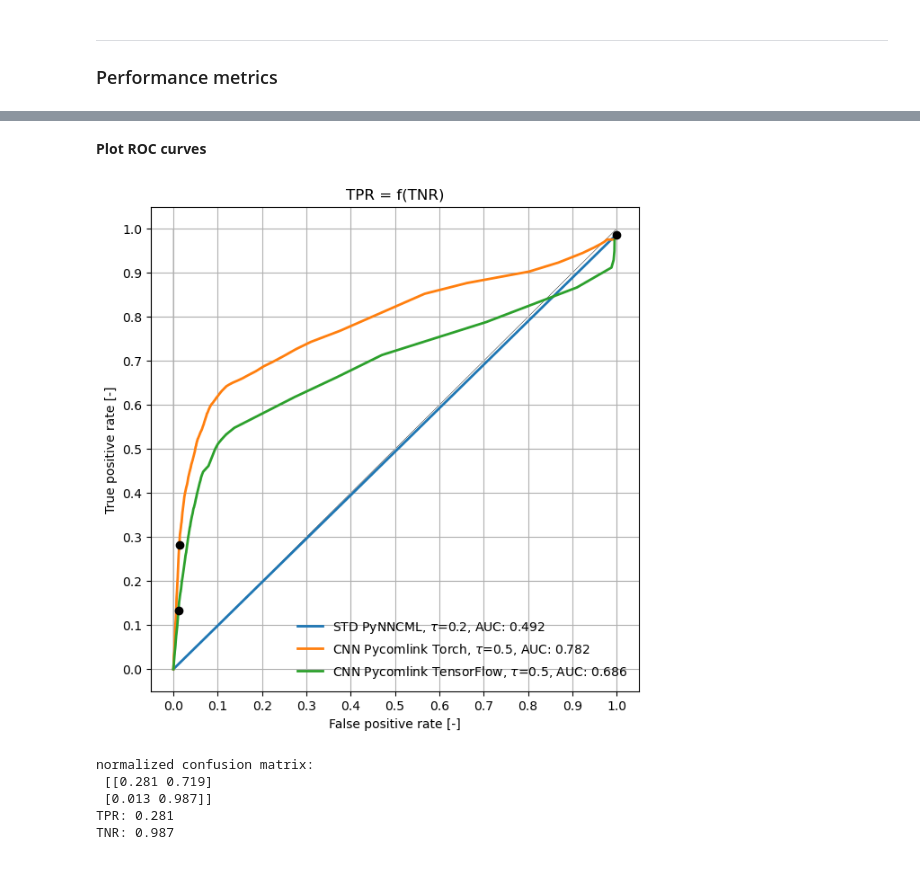
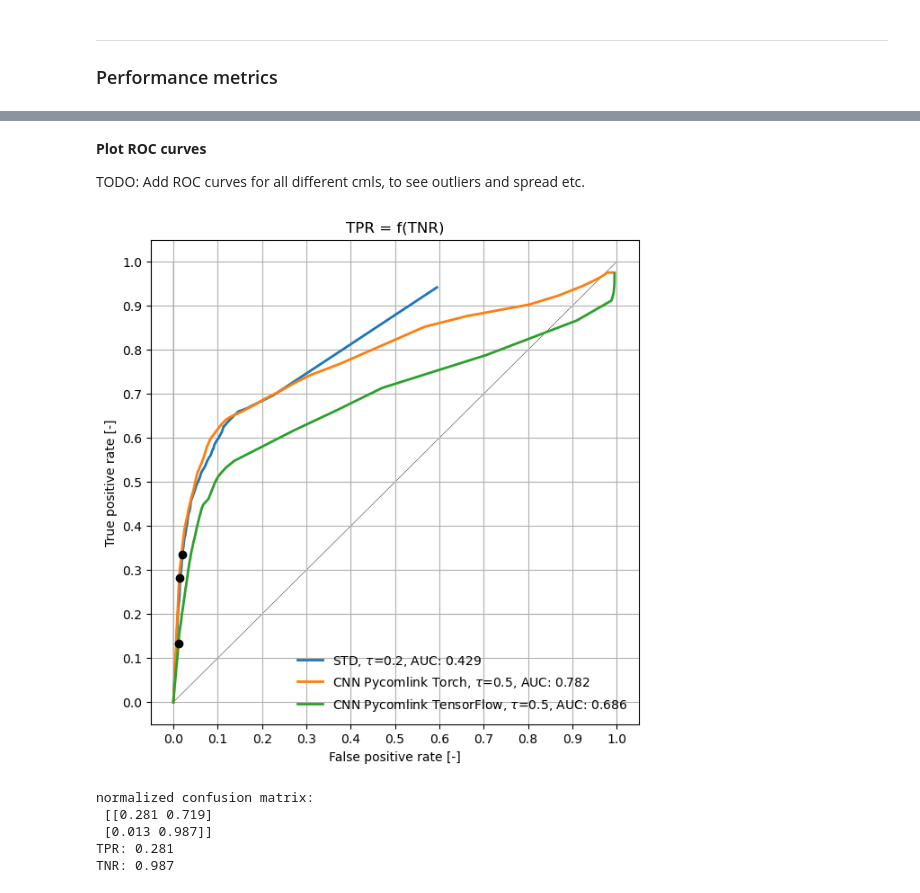
Before and after one commit to xkalet07/bench-deep-cml, a Jupyter notebook: Model_Intercomparison_Example.ipynb, the cells around one changed output, grey strips where cells are left out. Saved outputs shown, nothing was run; the diff lists cells and outputs as text; code cells hidden in the pictures.

```diff
--- a/Model_Intercomparison_Example.ipynb
+++ b/Model_Intercomparison_Example.ipynb
@@ -121,8 +137,17 @@ ds_cmls = ds_cmls.isel(cml_id = [0])    # range(0,10))
 ___
 ### A: Wet Dry Classification using Std from PyNNCML
 # %%
-# Run STD Wet/Dry classification
-wd_std=create_wet_dry_std(threshold=0.2)
+std_threshold = 0.2
+
+# Replaced STD Wet/Dry classification from PyNNCML with direct rolling std
+ds_cmls['std_pred'] = ds_cmls.tl.rolling(time=60, center=True).std()
+ds_cmls['std_wd'] = ds_cmls.tl.rolling(time=60, center=True).std() > std_threshold
+
+
+# Run STD Wet/Dry classification from PyNNCML
+'''
+wd_std=create_wet_dry_std(threshold=std_threshold)
 std_wet_dry = wd_std(ds_cmls)
 
 ds_cmls['std_wd'] = std_wet_dry.wet_dry_detection
+'''
@@ -141,9 +168,9 @@ model_URL = "https://github.com/jpolz/cml_wd_pytorch/raw/be2b15fa987838ea1f709dd
 cnn_torch_wet_dry = cnn_wd(model_URL,data=tl_normed)
 
 # Create binary wet/dry classification from probabilistic output
-cnn_wd_threshold = 0.5
+cnn_torch_threshold = 0.5
 ds_cmls['cnn_torch_pred'] = (('time','cml_id'), cnn_torch_wet_dry.predictions.values)
-ds_cmls['cnn_torch_wd'] = (('time','cml_id'), cnn_torch_wet_dry.predictions.values > cnn_wd_threshold)
+ds_cmls['cnn_torch_wd'] = (('time','cml_id'), cnn_torch_wet_dry.predictions.values > cnn_torch_threshold)
 # %% [output]
 Using cached model at C:\Users\lukas\.cml_wd_pytorch\models\model_82cadc59c69484be44b1bd4226e1afe4.pt
 ✅ Loaded exported model from: C:\Users\lukas\.cml_wd_pytorch\models\model_82cadc59c69484be44b1bd4226e1afe4.pt
@@ -165,4 +194,4 @@ cnn_tensf_wet_dry = run_inference.wet_dry_1d_cnn(ds=ds_cmls, return_ds=False)
 # %%
-cnn_wd_threshold = 0.5
+cnn_tensf_threshold = 0.5
 ds_cmls['cnn_tensf_pred'] = cnn_tensf_wet_dry
-ds_cmls['cnn_tensf_wd'] = cnn_tensf_wet_dry > cnn_wd_threshold
+ds_cmls['cnn_tensf_wd'] = cnn_tensf_wet_dry > cnn_tensf_threshold
@@ -277,25 +353,27 @@ ___
 # %% [markdown]
 __Plot ROC curves__
+
+TODO: Add ROC curves for all different cmls, to see outliers and spread etc.
 # %%
 # Add all methods prediction model names, outputs and used thresholds into a dictionary
 roc_dict = {
-    'STD PyNNCML': {
-        'roc': metrics.calculate_roc_curve(outputs['STD PyNNCML'].values, ref_wd, 0, 1),
-        'threshold': 0.2
+    'STD': {
+        'roc': metrics.calculate_roc_curve(cml.isel(sublink_id=0).std_pred.values, ref_wd, 0, 1),
+        'threshold': std_threshold
     },
     'CNN Pycomlink Torch': {
-        'roc': metrics.calculate_roc_curve(outputs['CNN Pycomlink Torch'].values, ref_wd, 0, 1),
-        'threshold': cnn_wd_threshold
+        'roc': metrics.calculate_roc_curve(cml.cnn_torch_pred.values, ref_wd, 0, 1),
+        'threshold': cnn_torch_threshold
     },
     'CNN Pycomlink TensorFlow': {
-        'roc': metrics.calculate_roc_curve(outputs['CNN Pycomlink TensorFlow'].values, ref_wd, 0, 1),
-        'threshold': cnn_wd_threshold
+        'roc': metrics.calculate_roc_curve(cml.cnn_tensf_pred.values, ref_wd, 0, 1),
+        'threshold': cnn_tensf_threshold
     }
 }
 # Calculate the area under ROC curve
 #roc_a_cnn = metrics.calculate_roc_surface(roc_cnn)
 
 metrics.plot_roc_curve(roc_dict)
 # %% [output]
-[figure, old version]
+[figure, new version]
 # %%
```
Also changed, not shown: parts of 20 cells of this notebook.
